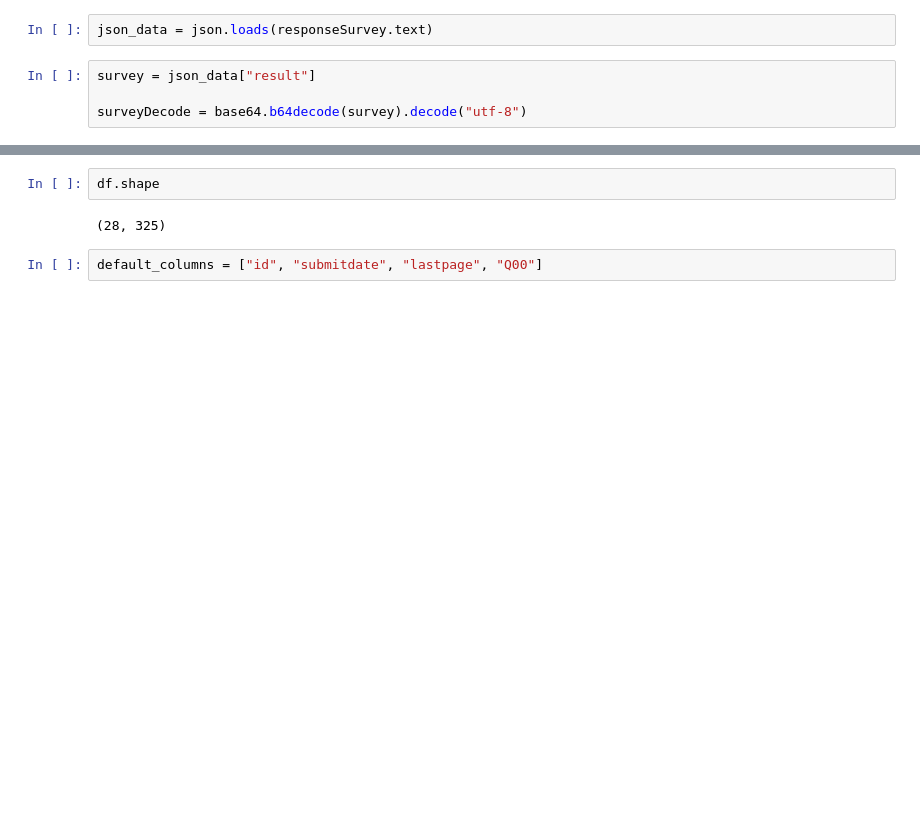
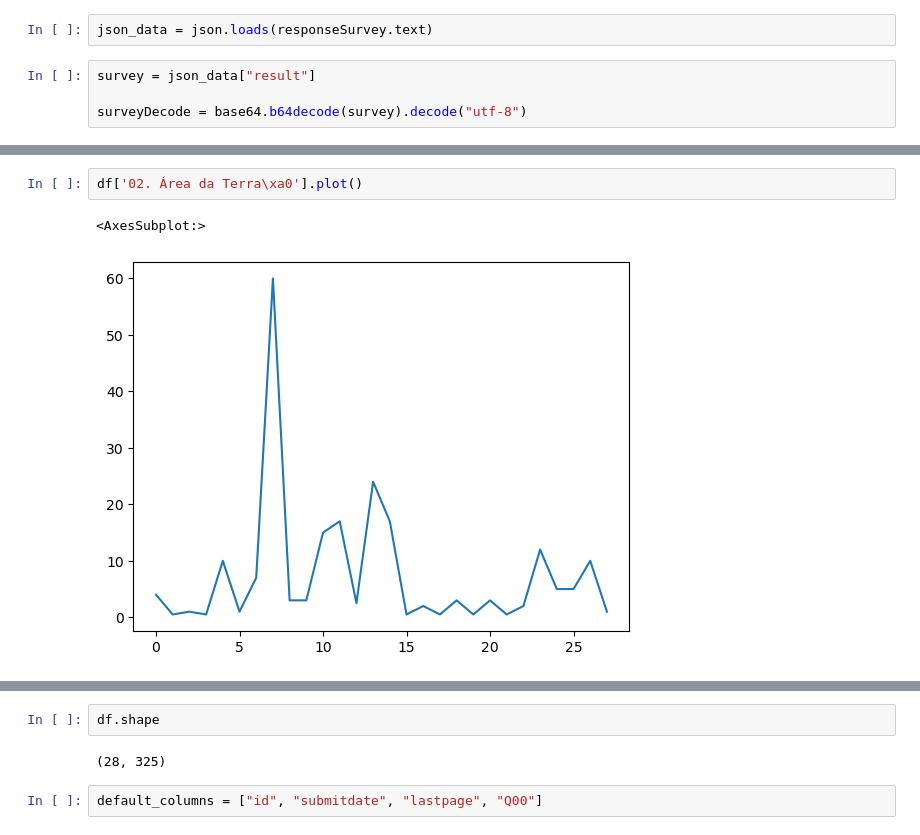
Before and after one commit to lealdino/alimentario, a Jupyter notebook: notebooks/agricultores_familiares.ipynb, the cells around one changed output, grey strips where cells are left out. Drawn from its saved outputs; the diff is of its cells as text; blank space fills up the shorter version.

```diff
--- a/notebooks/agricultores_familiares.ipynb
+++ b/notebooks/agricultores_familiares.ipynb
@@ -74,0 +113,5 @@ df
+# %%
+df['02. Área da Terra\xa0'].plot()
+# %% [output]
+<AxesSubplot:>
+[figure, added]
```
Also changed, not shown: parts of 13 cells of this notebook, 14 other files.
